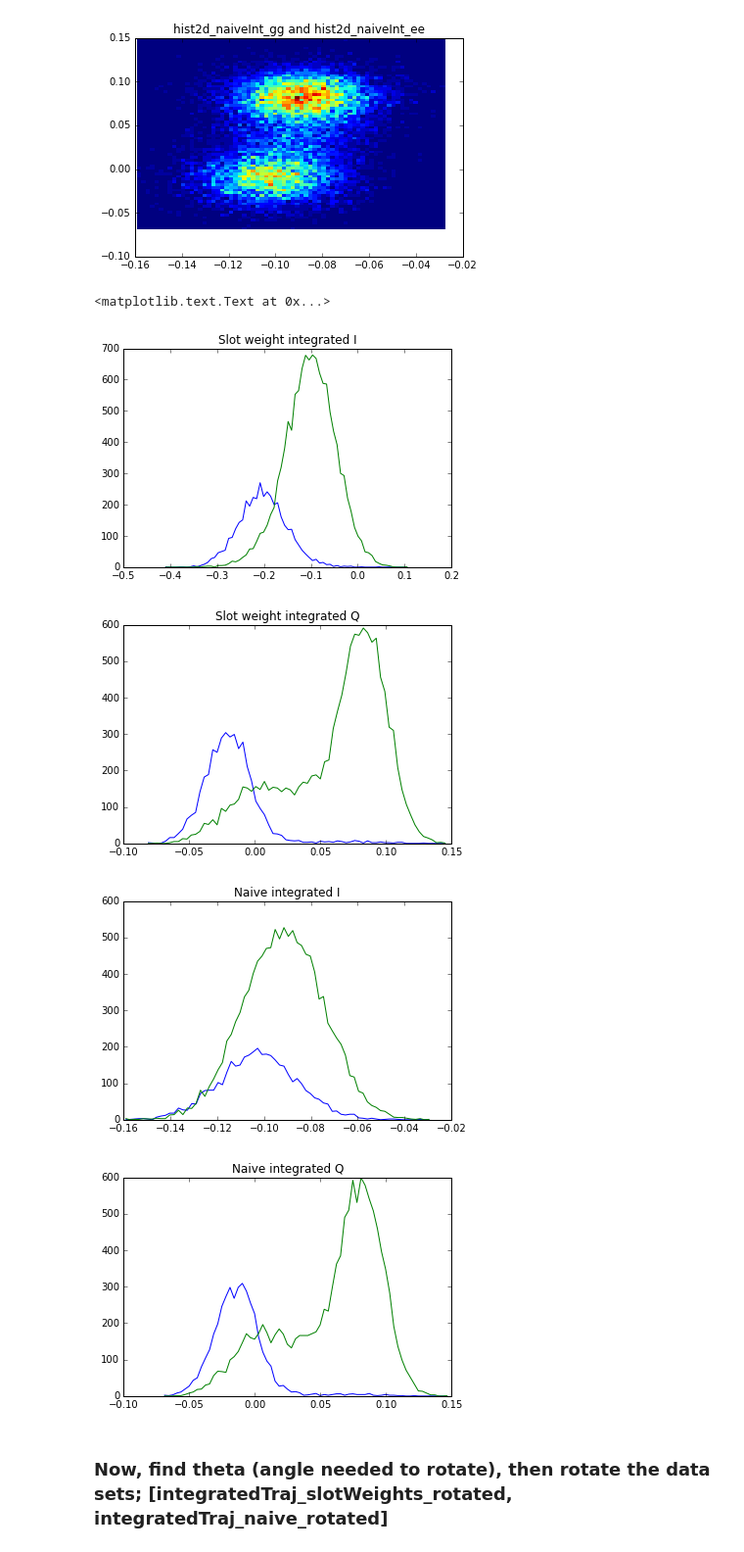
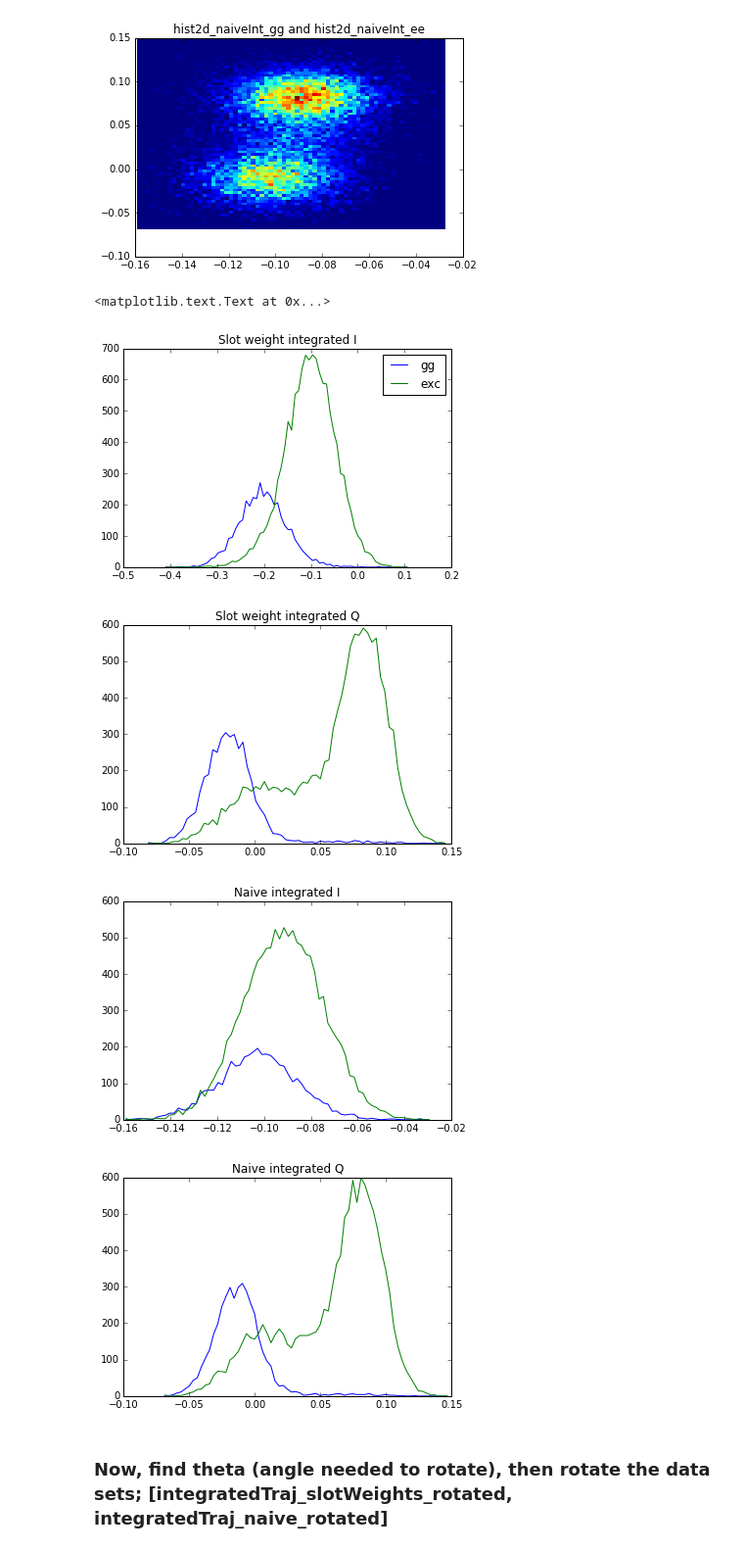
Before and after one commit to dennischenfeng/qnl_qmtrajproj, a Jupyter notebook: basic_methods.ipynb, the cells around one changed output. Shown at 98% size. Cells and saved outputs as stored; diff of their text form; code cells hidden in the pictures.

```diff
--- a/basic_methods.ipynb
+++ b/basic_methods.ipynb
@@ -194,30 +195,30 @@ plt.title('hist2d_naiveInt_gg and hist2d_naiveInt_ee')
 # %%
 plt.plot(binEdges_slotWeightsInt_I[:-1], hist2d_slotWeightsInt_gg.sum(1))
 # plt.plot(binEdges_slotWeightsInt_I[:-1], hist2d_slotWeightsInt_ee.sum(1))
 plt.plot(binEdges_slotWeightsInt_I[:-1], hist2d_slotWeightsInt_exc.sum(1))
-
+plt.legend(['gg', 'exc'])
 plt.title('Slot weight integrated I')
 
 plt.figure()
 plt.plot(binEdges_slotWeightsInt_Q[:-1], hist2d_slotWeightsInt_gg.sum(0))
 # plt.plot(binEdges_slotWeightsInt_Q[:-1], hist2d_slotWeightsInt_ee.sum(0))
 plt.plot(binEdges_slotWeightsInt_Q[:-1], hist2d_slotWeightsInt_exc.sum(0))
 plt.title('Slot weight integrated Q')
 
 plt.figure()
 plt.plot(binEdges_naiveInt_I[:-1], hist2d_naiveInt_gg.sum(1))
 # plt.plot(binEdges_naiveInt_I[:-1], hist2d_naiveInt_ee.sum(1))
 plt.plot(binEdges_naiveInt_I[:-1], hist2d_naiveInt_exc.sum(1))
 plt.title('Naive integrated I')
 
 plt.figure()
 plt.plot(binEdges_naiveInt_Q[:-1], hist2d_naiveInt_gg.sum(0))
 # plt.plot(binEdges_naiveInt_Q[:-1], hist2d_naiveInt_ee.sum(0))
 plt.plot(binEdges_naiveInt_Q[:-1], hist2d_naiveInt_exc.sum(0))
 plt.title('Naive integrated Q')
 # %% [output]
 <matplotlib.text.Text at 0x...>
-[figure, old version]
+[figure, new version]
 [figure]
 [figure]
 [figure]
```
Also changed, not shown: parts of 10 cells of this notebook, 2 other files.
